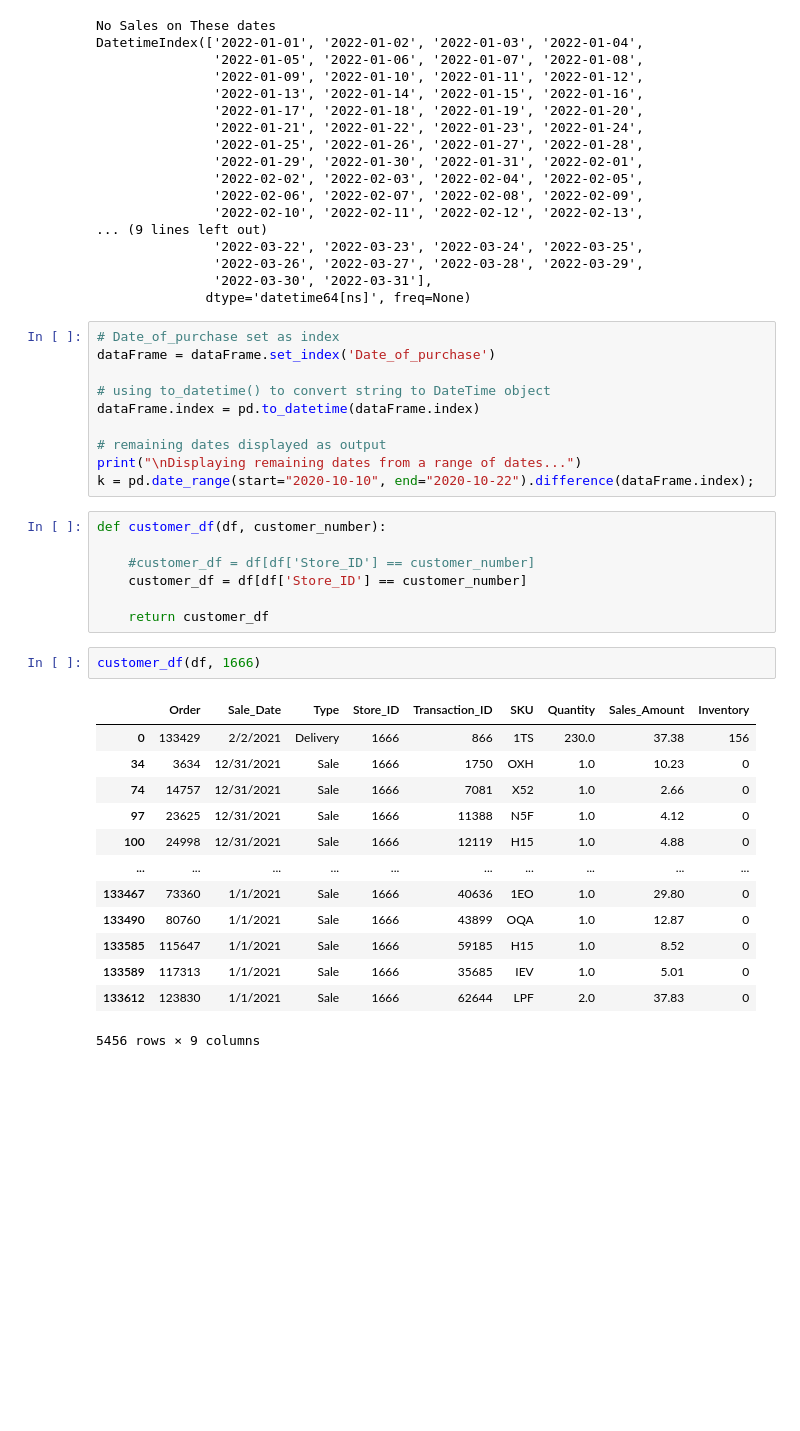
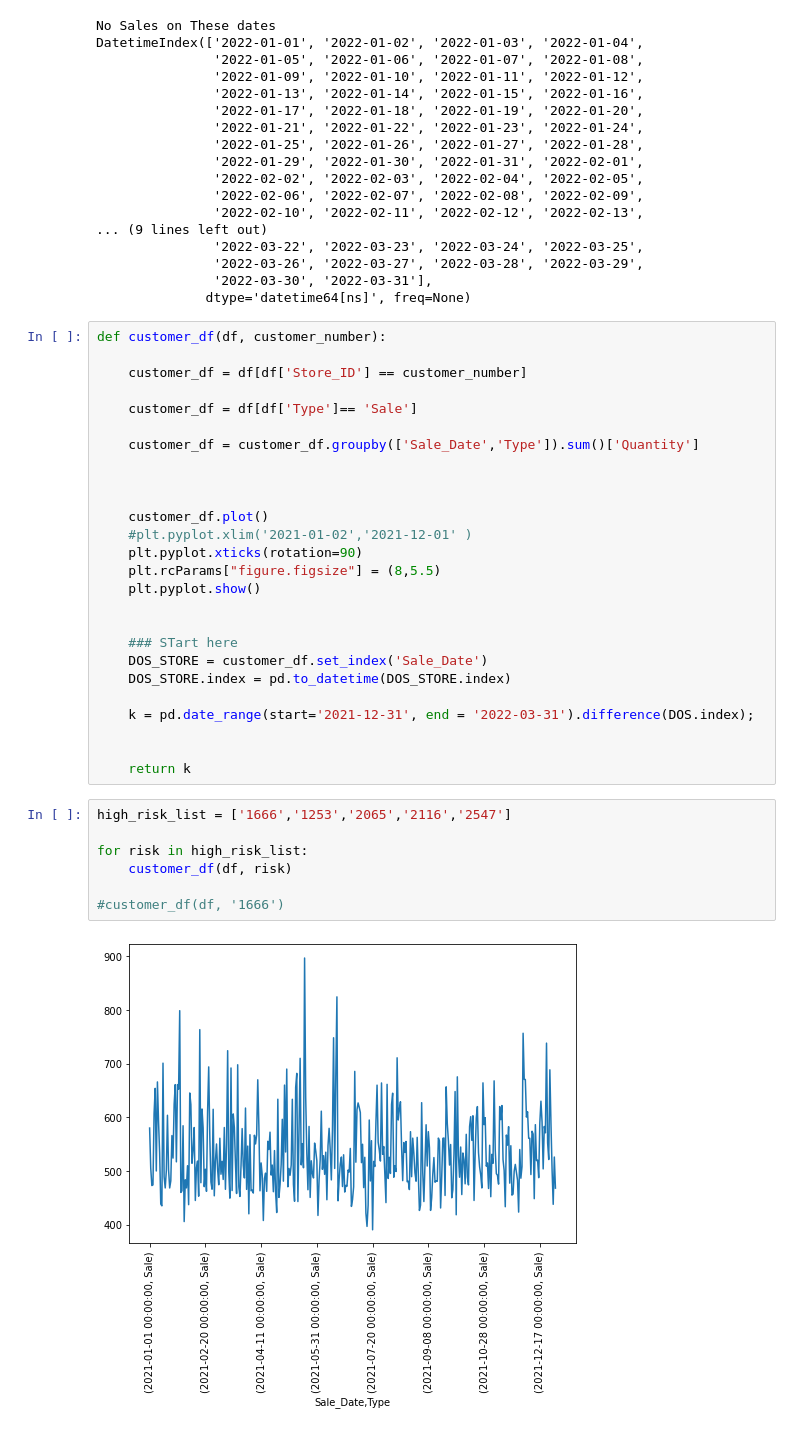
Before and after one commit to KristinNLynch/Inventory-and-Shrink, a Jupyter notebook: WIP.ipynb, the cells around one changed output. Drawn from its saved outputs; the diff is of its cells as text; blank space fills up the shorter version.

```diff
--- a/WIP.ipynb
+++ b/WIP.ipynb
@@ -153,36 +169,38 @@ DatetimeIndex(['2022-01-01', '2022-01-02', '2022-01-03', '2022-01-04',
                '2022-03-26', '2022-03-27', '2022-03-28', '2022-03-29',
                '2022-03-30', '2022-03-31'],
               dtype='datetime64[ns]', freq=None)
-# %%
-# Date_of_purchase set as index
-dataFrame = dataFrame.set_index('Date_of_purchase')
-
-# using to_datetime() to convert string to DateTime object
-dataFrame.index = pd.to_datetime(dataFrame.index)
-
-# remaining dates displayed as output
-print("\nDisplaying remaining dates from a range of dates...")
-k = pd.date_range(start="2020-10-10", end="2020-10-22").difference(dataFrame.index);
 # %%
 def customer_df(df, customer_number):
 
-    #customer_df = df[df['Store_ID'] == customer_number]
     customer_df = df[df['Store_ID'] == customer_number]
 
-    return customer_df
+    customer_df = df[df['Type']== 'Sale']
+
+    customer_df = customer_df.groupby(['Sale_Date','Type']).sum()['Quantity']
+
+
+
+    customer_df.plot()
+    #plt.pyplot.xlim('2021-01-02','2021-12-01' )
+    plt.pyplot.xticks(rotation=90)
+    plt.rcParams["figure.figsize"] = (8,5.5)
+    plt.pyplot.show()
+
+
+    ### STart here
+    DOS_STORE = customer_df.set_index('Sale_Date')
+    DOS_STORE.index = pd.to_datetime(DOS_STORE.index)
+
+    k = pd.date_range(start='2021-12-31', end = '2022-03-31').difference(DOS.index);
+
+
+    return k
 # %%
-customer_df(df, 1666)
+high_risk_list = ['1666','1253','2065','2116','2547']
+
+for risk in high_risk_list:
+    customer_df(df, risk)
+
+#customer_df(df, '1666')
 # %% [output]
-|  | Order | Sale_Date | Type | Store_ID | Transaction_ID | SKU | Quantity | Sales_Amount | Inventory |
-| 0 | 133429 | 2/2/2021 | Delivery | 1666 | 866 | 1TS | 230.0 | 37.38 | 156 |
-| 34 | 3634 | 12/31/2021 | Sale | 1666 | 1750 | OXH | 1.0 | 10.23 | 0 |
-| 74 | 14757 | 12/31/2021 | Sale | 1666 | 7081 | X52 | 1.0 | 2.66 | 0 |
-| 97 | 23625 | 12/31/2021 | Sale | 1666 | 11388 | N5F | 1.0 | 4.12 | 0 |
-| 100 | 24998 | 12/31/2021 | Sale | 1666 | 12119 | H15 | 1.0 | 4.88 | 0 |
-| ... | ... | ... | ... | ... | ... | ... | ... | ... | ... |
-| 133467 | 73360 | 1/1/2021 | Sale | 1666 | 40636 | 1EO | 1.0 | 29.80 | 0 |
-| 133490 | 80760 | 1/1/2021 | Sale | 1666 | 43899 | OQA | 1.0 | 12.87 | 0 |
-| 133585 | 115647 | 1/1/2021 | Sale | 1666 | 59185 | H15 | 1.0 | 8.52 | 0 |
-| 133589 | 117313 | 1/1/2021 | Sale | 1666 | 35685 | IEV | 1.0 | 5.01 | 0 |
-| 133612 | 123830 | 1/1/2021 | Sale | 1666 | 62644 | LPF | 2.0 | 37.83 | 0 |
-5456 rows × 9 columns
+[figure, added]
```
Also changed, not shown: parts of 11 cells of this notebook.
